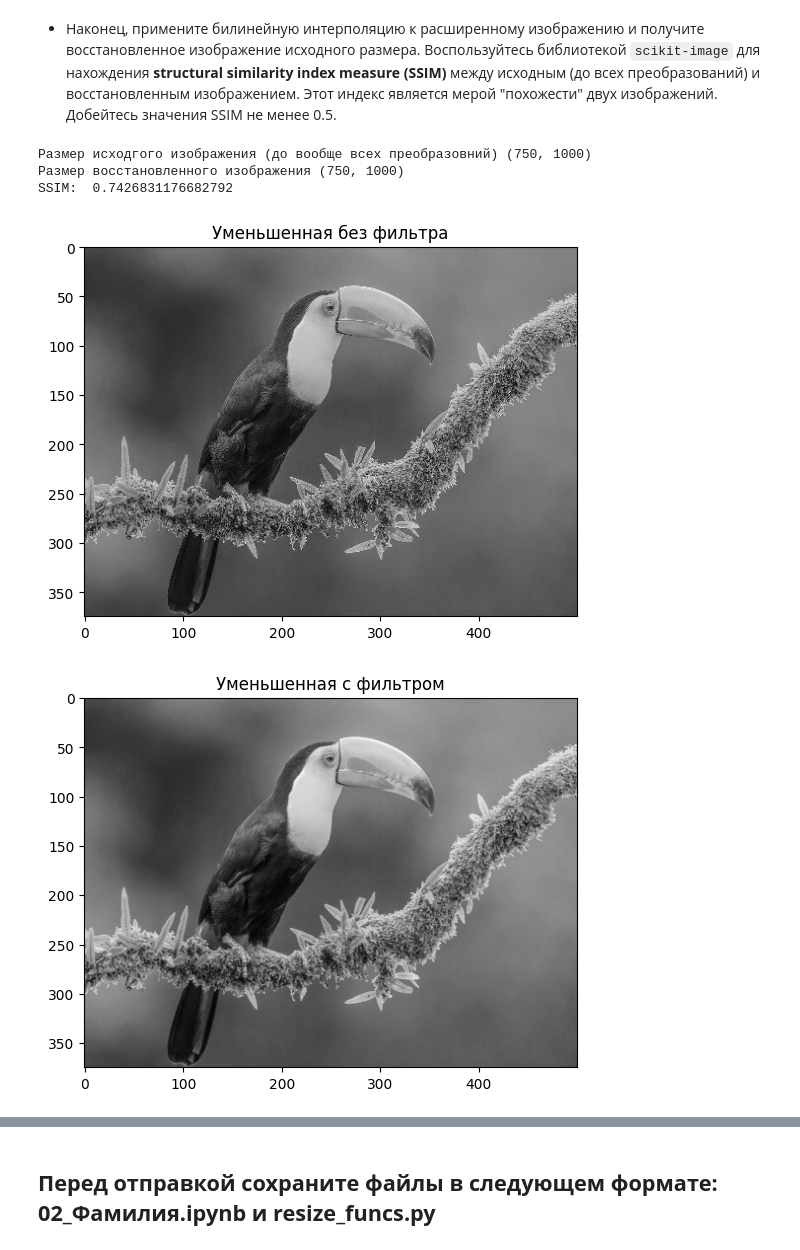
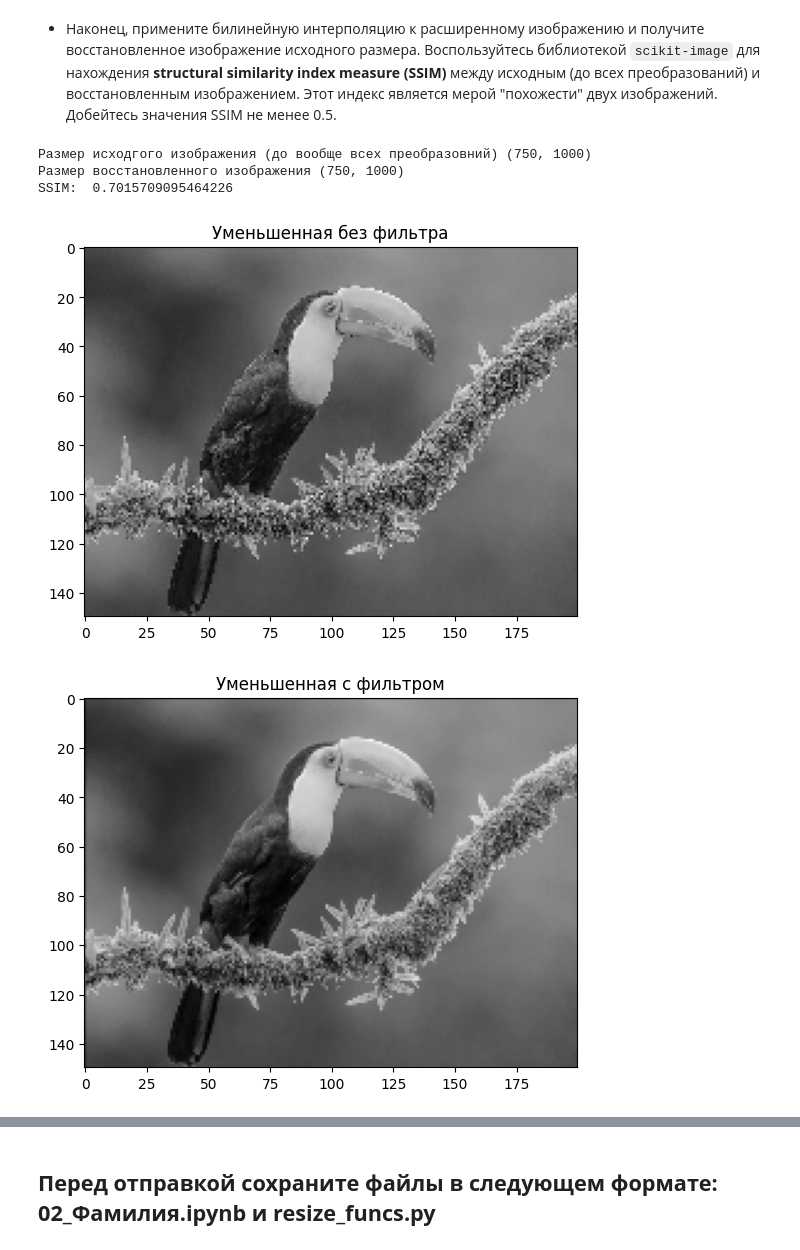
Before and after one commit to Kyushuki/image-processing_study, a Jupyter notebook: assignments/resize/02_resize_task.ipynb, the cells around one changed output, grey strips where cells are left out. Cells and saved outputs as stored; diff of their text form; code cells hidden in the pictures.

```diff
--- a/assignments/resize/02_resize_task.ipynb
+++ b/assignments/resize/02_resize_task.ipynb
@@ -157,36 +157,37 @@ Bilinear interpolation kernel:  [[0.36 0.6  0.36]
 # %%
 # YOUR CODE HERE
 importlib.reload(rf)
 from skimage.metrics import structural_similarity as ssim
 
 # Вывод изображений из прошлого
 plt.imshow(rf.downsample_no_filter(img),cmap='gray')
 plt.title('Уменьшенная без фильтра')
 plt.figure()
 plt.imshow(img_resized,cmap='gray')
 plt.title('Уменьшенная с фильтром')
 
 # Дополнение нулями для восстановления, здесь параметр это то во сколько уменьшали - 1, типа если уменьшили в 5 раз, то ставим 4
-img_e = rf.expand_img(img_resized,1)
+img_e = rf.expand_img(img_resized,4)
 
-kern = rf.bilin_kernel(4)
+kern = rf.bilin_kernel(10)
 img_fft = np.fft.fft2(img_e)
 kern_fft = np.fft.fft2(kern,s=img_e.shape)
 result = img_fft * kern_fft
 result = np.fft.ifft2(result)
 
 plt.figure()
 plt.imshow(np.abs(result),cmap='gray')
 plt.title('Восстановленная до исходных размеров')
 print(f"Размер исходгого изображения (до вообще всех преобразовний) {img.shape}")
 print(f"Размер восстановленного изображения {result.shape}")
-print("SSIM: ", ssim(img ,np.abs(result),data_range=(np.abs(result).max()-np.abs(result).min())))
+range = max(np.abs(result).max(), img.max())-min(np.abs(result).min(),img.min())
+print("SSIM: ", ssim(img ,np.abs(result),data_range=range))
 # %% [output]
 Размер исходгого изображения (до вообще всех преобразовний) (750, 1000)
 Размер восстановленного изображения (750, 1000)
-SSIM:  0.7426831176682792
+SSIM:  0.7015709095464226
-[figure, old version]
+[figure, new version]
-[figure, old version]
+[figure, new version]
 [figure]
 # %% [markdown]
 ## **Перед отправкой сохраните файлы в следующем формате: 02_Фамилия.ipynb и resize_funcs.py**
```
Also changed, not shown: parts of 2 cells of this notebook, 3 other files.
